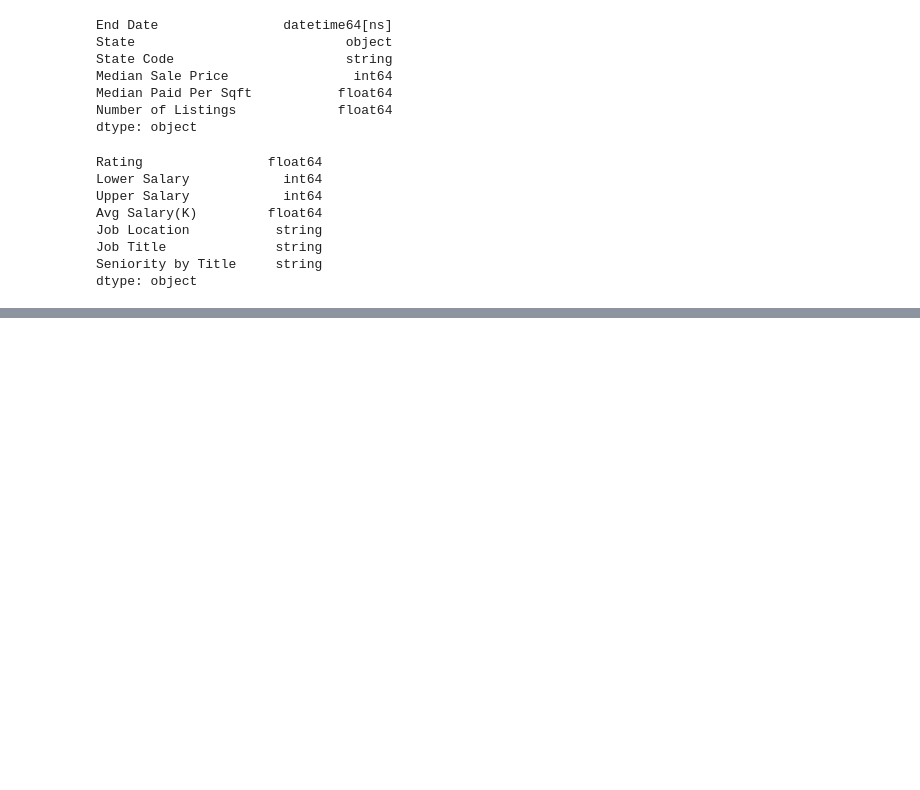
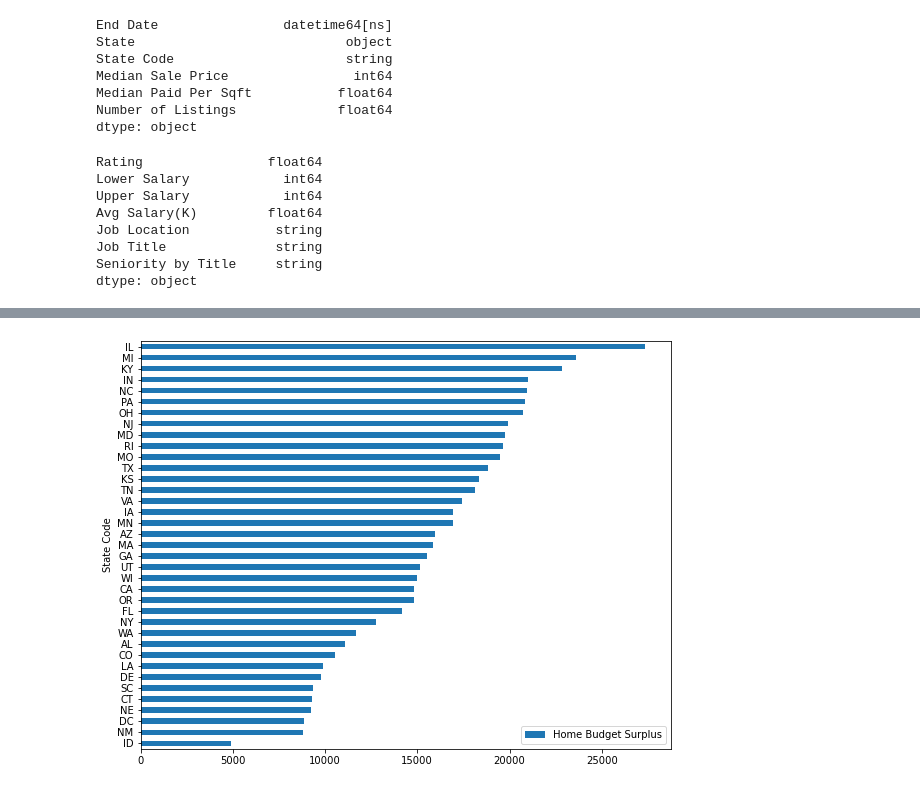
Before and after one commit to dtmurphy6/the_real_estate_agents, a Jupyter notebook: Kevin's_Project_2.ipynb, the cells around one changed output, grey strips where cells are left out. Drawn from its saved outputs; the diff is of its cells as text; code cells hidden in the pictures; blank space fills up the shorter version.

```diff
--- a/Kevin's_Project_2.ipynb
+++ b/Kevin's_Project_2.ipynb
@@ -200,0 +204,8 @@ array(['Oklahoma', 'Vermont', 'Missouri', 'New Mexico', 'Ohio', 'Georgia',
+# %%
+#reset index and rename column to match mean_state_df for merge
+mean_salary_df = mean_salary_df.reset_index()
+mean_salary_df = mean_salary_df.rename(columns={'Job Location':'State Code'})
+# %%
+#Merge both mean dataframes
+merged_df = pd.merge(mean_salary_df,mean_state_df,how='inner',on='State Code')
+merged_df.head()
@@ -200,0 +219,5 @@ array(['Oklahoma', 'Vermont', 'Missouri', 'New Mexico', 'Ohio', 'Georgia',
+# %%
+#Create 'Home Budget Estimate' column in merged_df by using formula '30% of yearly salary average - Yearly Estimated mortgage'
+merged_df['Home Budget Surplus'] = (((merged_df['Avg Salary(K)'])*0.30)-((merged_df['Mean Sale Price'])/30))
+merged_df['Home Budget Surplus'] = merged_df['Home Budget Surplus'].round()
+merged_df.head()
@@ -232,0 +261,4 @@ gmaps.configure(api_key=g_key)
+# %%
+budget_surplus = merged_df[['State Code','Home Budget Surplus']]
+budget_surplus = budget_surplus.sort_values(ascending=True, by='Home Budget Surplus')
+budget_surplus.head()
@@ -232,0 +272,7 @@ gmaps.configure(api_key=g_key)
+# %%
+budget_surplus.plot(x='State Code',kind='barh')
+plt.yticks(fontsize=10)
+plt.rcParams["figure.figsize"] = (9,7)
+plt.show()
+# %% [output]
+[figure, added]
```
Also changed, not shown: parts of 27 cells of this notebook.
